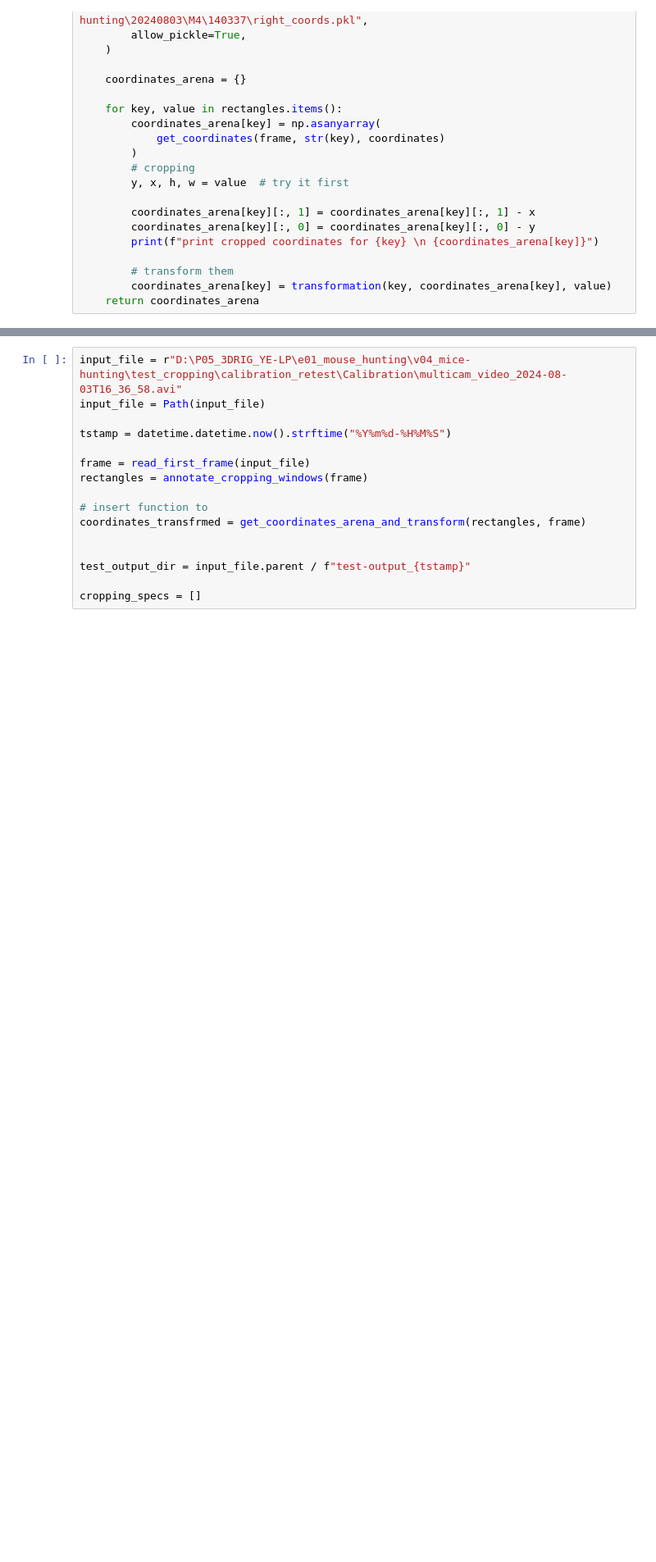
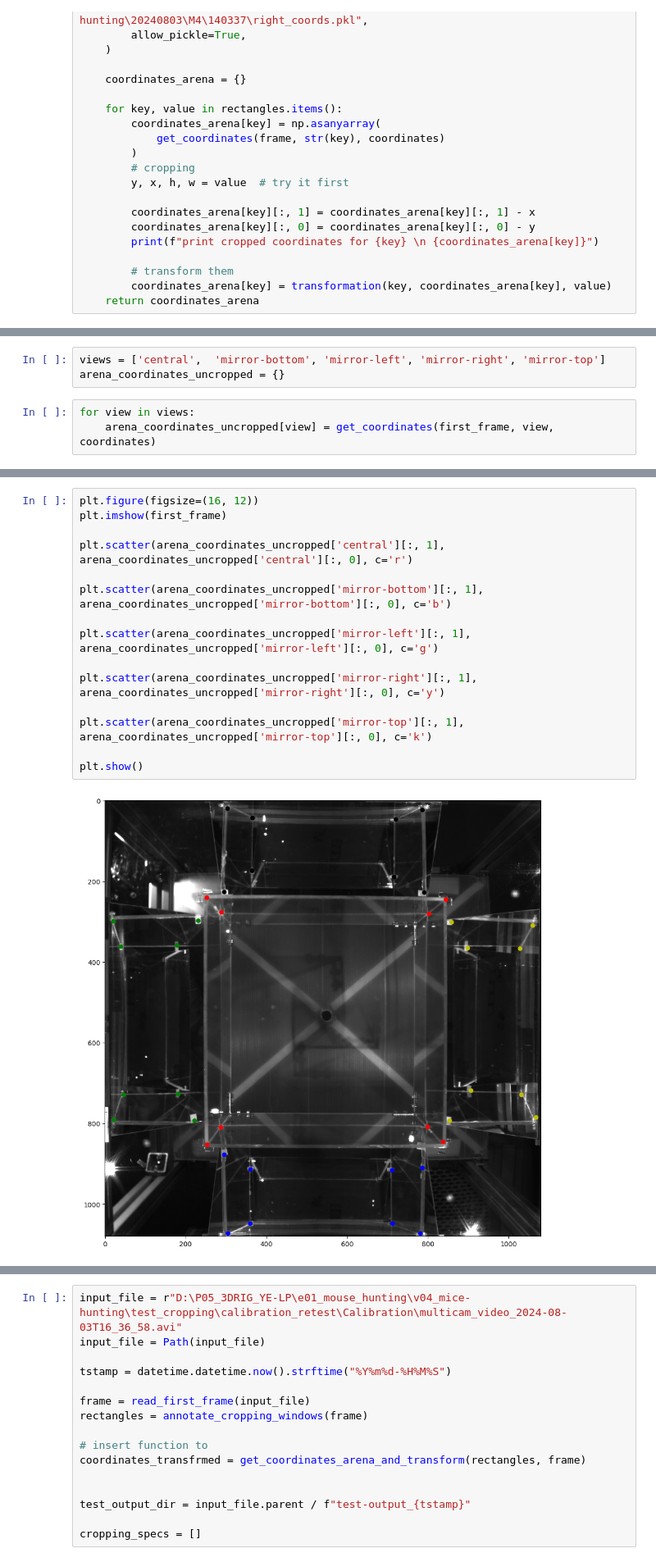
Before and after one commit to iurillilab/3d-setup, a Jupyter notebook: notebooks/debug_coordinates_transformation.ipynb, the cells around one changed output, grey strips where cells are left out. Shown at 82% size. Saved outputs shown, nothing was run; the diff lists cells and outputs as text; blank space fills up the shorter version.

```diff
--- a/notebooks/debug_coordinates_transformation.ipynb
+++ b/notebooks/debug_coordinates_transformation.ipynb
@@ -122,0 +143,6 @@ def get_coordinates_arena_and_transform(rectangles, frame):
+# %%
+views = ['central',  'mirror-bottom', 'mirror-left', 'mirror-right', 'mirror-top']
+arena_coordinates_uncropped = {}
+# %%
+for view in views:
+    arena_coordinates_uncropped[view] = get_coordinates(first_frame, view, coordinates)
@@ -122,0 +167,17 @@ def get_coordinates_arena_and_transform(rectangles, frame):
+# %%
+plt.figure(figsize=(16, 12))
+plt.imshow(first_frame)
+
+plt.scatter(arena_coordinates_uncropped['central'][:, 1], arena_coordinates_uncropped['central'][:, 0], c='r')
+
+plt.scatter(arena_coordinates_uncropped['mirror-bottom'][:, 1], arena_coordinates_uncropped['mirror-bottom'][:, 0], c='b')
+
+plt.scatter(arena_coordinates_uncropped['mirror-left'][:, 1], arena_coordinates_uncropped['mirror-left'][:, 0], c='g')
+
+plt.scatter(arena_coordinates_uncropped['mirror-right'][:, 1], arena_coordinates_uncropped['mirror-right'][:, 0], c='y')
+
+plt.scatter(arena_coordinates_uncropped['mirror-top'][:, 1], arena_coordinates_uncropped['mirror-top'][:, 0], c='k')
+
+plt.show()
+# %% [output]
+[figure, added]
```
Also changed, not shown: parts of 28 cells of this notebook, 4 other files.
